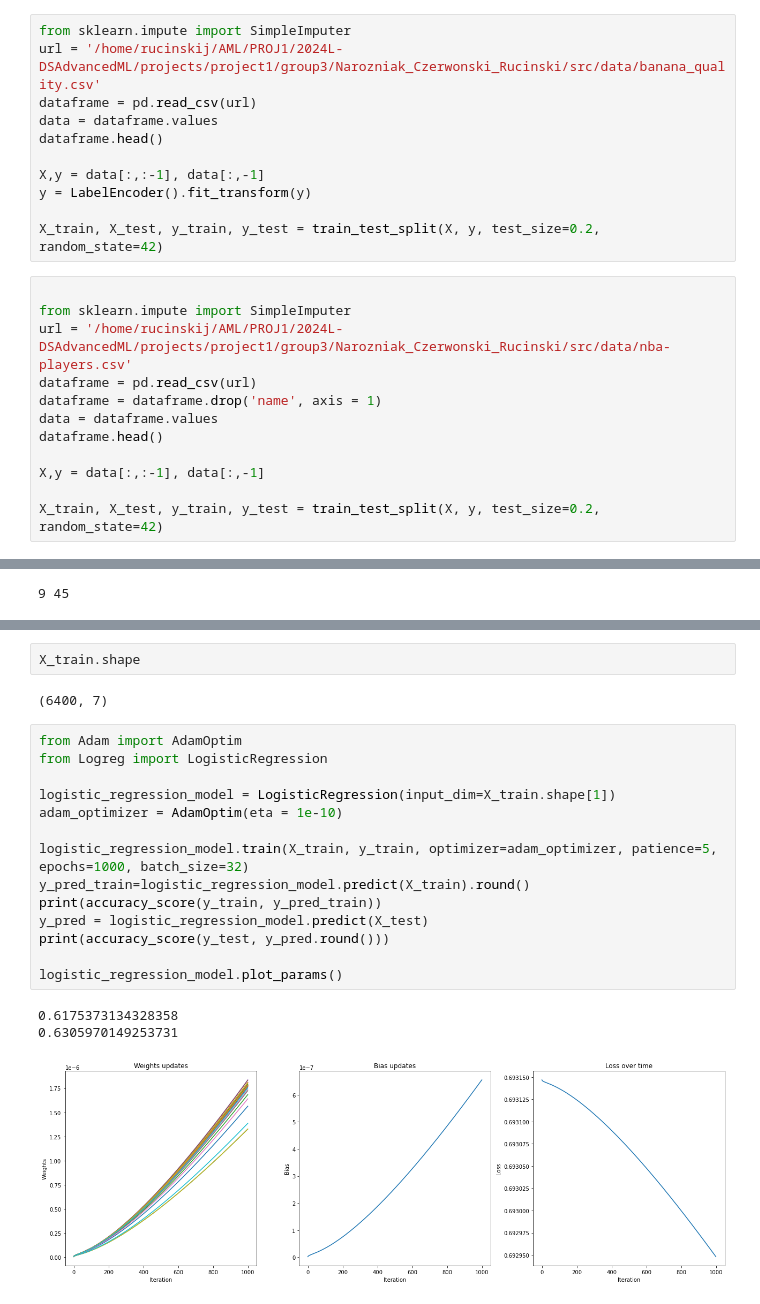
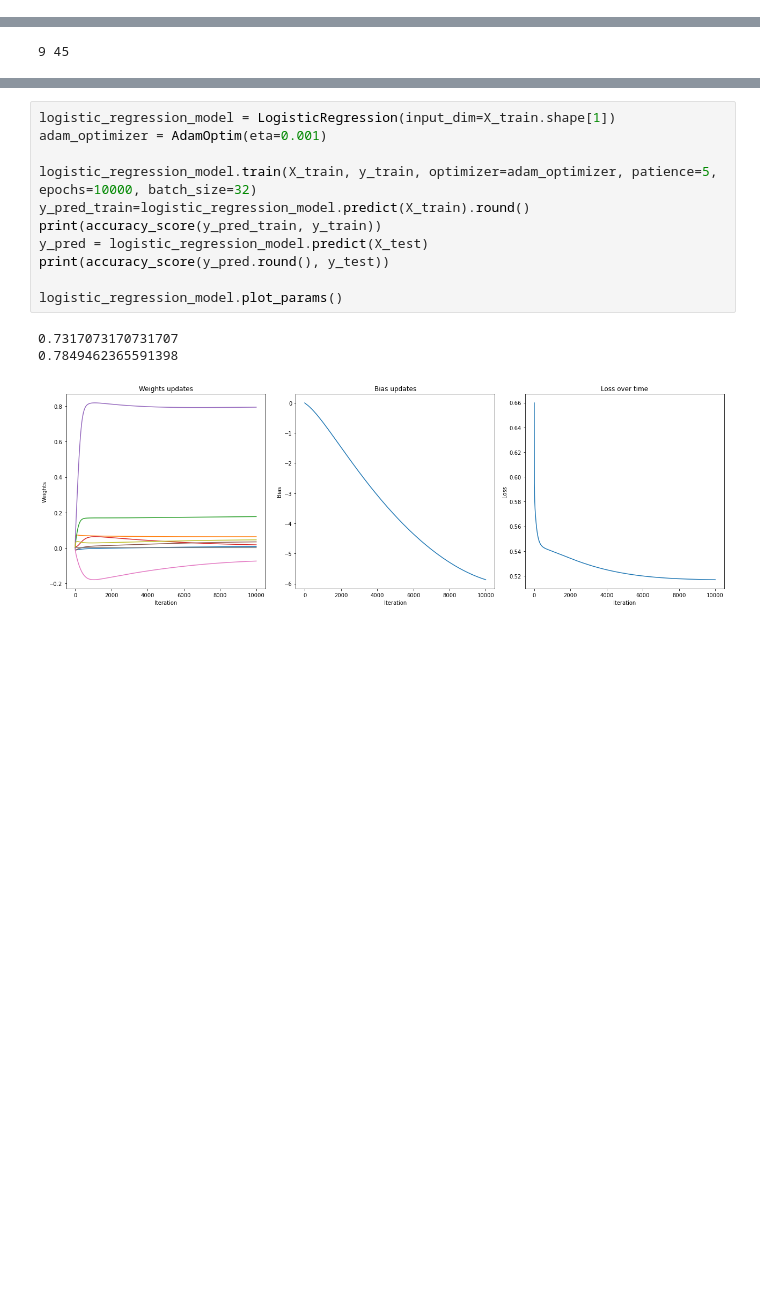
Before and after one commit to kozaka93/2024L-DSAdvancedML, a Jupyter notebook: projects/project1/group3/Narozniak_Czerwonski_Rucinski/src/adam_example.ipynb, the cells around one changed output, grey strips where cells are left out. Drawn from its saved outputs; the diff is of its cells as text; blank space fills up the shorter version.

Commit message:
Revert "add data and fix Adam.py"
This reverts commit 269fd586c5d5f8c94c42250fff98fdf2707d35c0.

```diff
--- a/projects/project1/group3/Narozniak_Czerwonski_Rucinski/src/adam_example.ipynb
+++ b/projects/project1/group3/Narozniak_Czerwonski_Rucinski/src/adam_example.ipynb
@@ -64,26 +43,3 @@ sum(y_test == np.nan)
-# %%
-from sklearn.impute import SimpleImputer
-url = '/home/rucinskij/AML/PROJ1/2024L-DSAdvancedML/projects/project1/group3/Narozniak_Czerwonski_Rucinski/src/data/banana_quality.csv'
-dataframe = pd.read_csv(url)
-data = dataframe.values
-dataframe.head()
-
-X,y = data[:,:-1], data[:,-1]
-y = LabelEncoder().fit_transform(y)
-
-X_train, X_test, y_train, y_test = train_test_split(X, y, test_size=0.2, random_state=42)
-# %%
-
-from sklearn.impute import SimpleImputer
-url = '/home/rucinskij/AML/PROJ1/2024L-DSAdvancedML/projects/project1/group3/Narozniak_Czerwonski_Rucinski/src/data/nba-players.csv'
-dataframe = pd.read_csv(url)
-dataframe = dataframe.drop('name', axis = 1)
-data = dataframe.values
-dataframe.head()
-
-X,y = data[:,:-1], data[:,-1]
-
-X_train, X_test, y_train, y_test = train_test_split(X, y, test_size=0.2, random_state=42)
 # %%
 from utils import createFeatureInteractions
 X_int = createFeatureInteractions(X_train)
@@ -99,22 +58,15 @@ accuracy_score(y_test, y_lda), accuracy_score(y_test, y_qda), accuracy_score(y_t
-# %%
-X_train.shape
-# %% [output]
-(6400, 7)
 # %%
-from Adam import AdamOptim
-from Logreg import LogisticRegression
+logistic_regression_model = LogisticRegression(input_dim=X_train.shape[1])
+adam_optimizer = AdamOptim(eta=0.001)
 
-logistic_regression_model = LogisticRegression(input_dim=X_train.shape[1])
-adam_optimizer = AdamOptim(eta = 1e-10)
-
-logistic_regression_model.train(X_train, y_train, optimizer=adam_optimizer, patience=5, epochs=1000, batch_size=32)
+logistic_regression_model.train(X_train, y_train, optimizer=adam_optimizer, patience=5, epochs=10000, batch_size=32)
 y_pred_train=logistic_regression_model.predict(X_train).round()
-print(accuracy_score(y_train, y_pred_train))
+print(accuracy_score(y_pred_train, y_train))
 y_pred = logistic_regression_model.predict(X_test)
-print(accuracy_score(y_test, y_pred.round()))
+print(accuracy_score(y_pred.round(), y_test))
 
 logistic_regression_model.plot_params()
 # %% [output]
-0.6175373134328358
-0.6305970149253731
+0.7317073170731707
+0.7849462365591398
-[figure, old version]
+[figure, new version]
```
Also changed, not shown: parts of 2 cells of this notebook, 5 other files.
